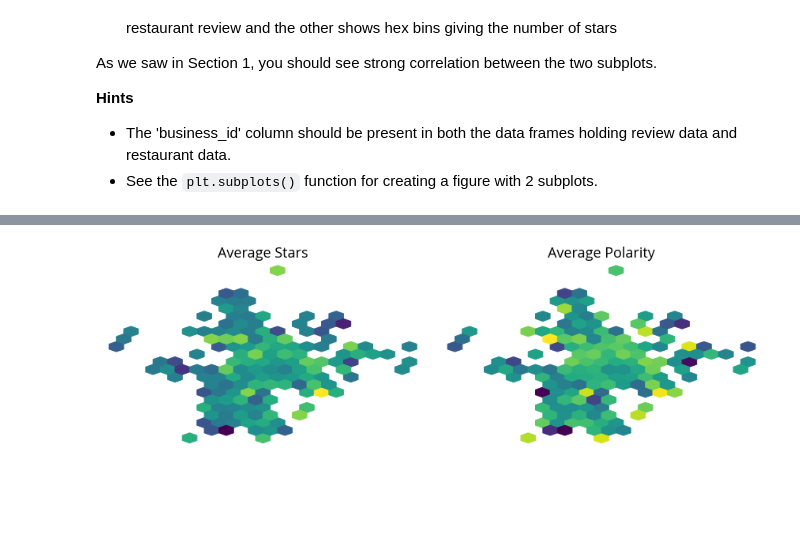
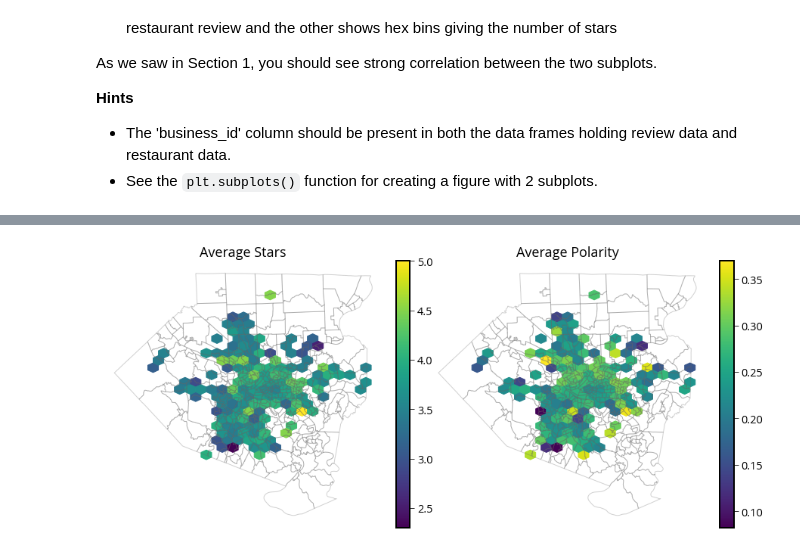
Before and after one commit to MUSA-550-Fall-2020/assignment-4, a Jupyter notebook: assignment-4-solution.ipynb, the cells around one changed output, grey strips where cells are left out. Cells and saved outputs as stored; diff of their text form; code cells hidden in the pictures; blank space fills up the shorter version.

```diff
--- a/assignment-4-solution.ipynb
+++ b/assignment-4-solution.ipynb
@@ -457,12 +463,22 @@ You can then use these limits to set the matplotlib plot limits accordingly.
 # %%
-fig, ax = plt.subplots(figsize=(10, 10))
+fig, ax = plt.subplots(figsize=(15, 15))
 
 # get the extent of the polygons
 extent = restaurants.to_crs(epsg=3857).total_bounds
 
-# plot
-income.to_crs(epsg=3857).plot(ax=ax, column="B19013_001E")
-restaurants.to_crs(epsg=3857).plot(ax=ax, column="stars", alpha=1, cmap="coolwarm")
+# Split axes for legends
+divider = make_axes_locatable(ax)
+income_cax = divider.append_axes("right", size="5%", pad=0.4)
+stars_cax = divider.append_axes("left", size="5%", pad=0.7)
+
+
+# plot income
+income.to_crs(epsg=3857).plot(ax=ax, column="B19013_001E", legend=True, cax=income_cax)
+
+# plot stars
+restaurants.to_crs(epsg=3857).plot(
+    ax=ax, column="stars", alpha=1, cmap="coolwarm", legend=True, cax=stars_cax
+)
 
 # set the limits
 ax.set_xlim(extent[0], extent[2])
@@ -503,4 +519,4 @@ reviews.head()
 | 3 | sMzNLdhJZGzYirIWt-fMAg | RLbWoIri29BcQ8yjzsvQLQ | 5 | This place epitomizes the rumored... | [place, epitomizes, rumored, tran... | 0.266667 | 0.416667 |
 | 4 | hcFSc0OHgZJybnjQBrL_8Q | vAckaF8n0KKJeqHOnb1ayw | 4 | Here's why I don't write reviews ... | [here's, write, reviews, chinese,... | 0.227083 | 0.557576 |
 # %%
-joined = pd.merge(restaurants, reviews, on='business_id')
+joined = pd.merge(restaurants, reviews, on='business_id').to_crs(epsg=3857)
@@ -516,25 +523,37 @@ joined.head()
 # %%
 # Initialize two Figure with two axes
 fig, axs = plt.subplots(ncols=2, figsize=(15, 10), gridspec_kw={"wspace": 0.05})
 
 # Plot both columns
 columns = ["stars_x", "polarity"]
 titles = ["Average Stars", "Average Polarity"]
 for i, col in enumerate(columns):
 
-    # make the hexbin plot
+    # The axes to plot on
     ax = axs[i]
-    ax.hexbin(
+
+    # Setup cax for legend
+    divider = make_axes_locatable(ax)
+    cax = divider.append_axes("right", size="5%", pad=0.2)
+
+    # Make the hexbin plot
+    hex_vals = ax.hexbin(
         x=joined.geometry.x,
         y=joined.geometry.y,
         C=joined[col],
         gridsize=20,
         cmap="viridis",
     )
 
+    # Add tracts underneath
+    tracts.plot(ax=ax, facecolor="none", linewidth=1, edgecolor="#666666", alpha=0.3)
+
+    # Add colorbar
+    fig.colorbar(hex_vals, ax=ax, cax=cax)
+
     # Format
     ax.set_aspect("equal")
     ax.set_axis_off()
     ax.set_title(titles[i], fontsize=18)
 # %% [output]
-[figure, old version]
+[figure, new version]
```
Also changed, not shown: parts of 7 cells of this notebook.
